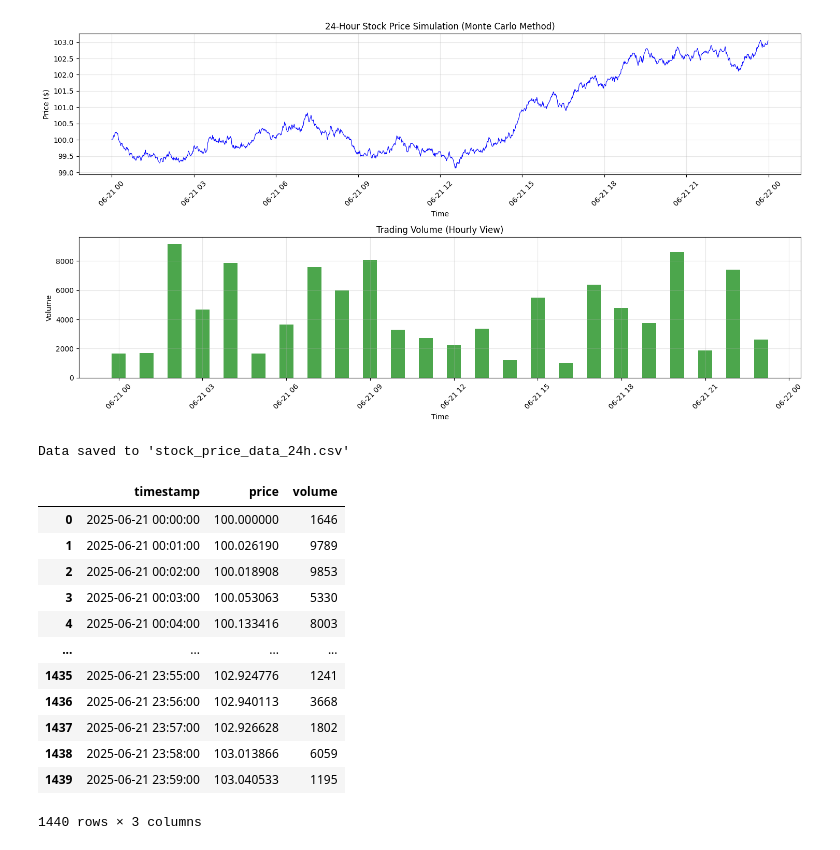
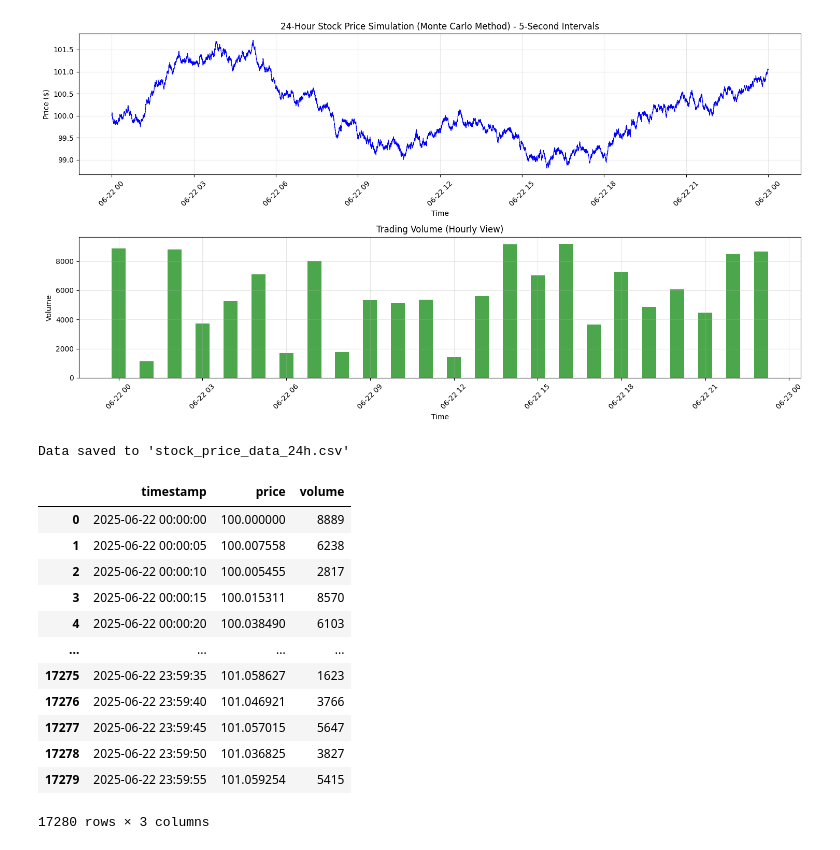
Before and after one commit to surgelove/trading_strategies_testbed, a Jupyter notebook: test1.ipynb, the cells around one changed output. Drawn from its saved outputs; the diff is of its cells as text; code cells hidden in the pictures.

Commit message:
5 seconds intervals, 2h window

```diff
--- a/test1.ipynb
+++ b/test1.ipynb
@@ -4,21 +4,21 @@ import pandas as pd
 import matplotlib.pyplot as plt
 from datetime import datetime, timedelta
 
-# Monte Carlo Stock Price Simulation for 24 hours (1440 minutes)
+# Monte Carlo Stock Price Simulation for 24 hours (17280 five-second intervals)
 def generate_stock_price_data():
     """
-    Generate 1-minute stock price data for 24 hours using Monte Carlo method
+    Generate 5-second stock price data for 24 hours using Monte Carlo method
     """
     # Parameters
     initial_price = 100.0  # Starting stock price
-    drift = 0.0001  # Daily drift (small for 1-minute intervals)
+    drift = 0.0001  # Daily drift (small for 5-second intervals)
     volatility = 0.02  # Daily volatility
-    time_step = 1 / (24 * 60)  # 1 minute in terms of days
-    num_steps = 24 * 60  # 1440 minutes in 24 hours
+    time_step = 1 / (24 * 60 * 12)  # 5 seconds in terms of days (12 five-second intervals per minute)
+    num_steps = 24 * 60 * 12  # 17280 five-second intervals in 24 hours
 
     # Generate time series
     start_time = datetime.now().replace(hour=0, minute=0, second=0, microsecond=0)
-    timestamps = [start_time + timedelta(minutes=i) for i in range(num_steps)]
+    timestamps = [start_time + timedelta(seconds=i*5) for i in range(num_steps)]
 
     # Monte Carlo simulation using Geometric Brownian Motion
     prices = [initial_price]
@@ -67,7 +67,7 @@ print(f"Percentage change: {((stock_df['price'].iloc[-1] / stock_df['price'].ilo
 plt.figure(figsize=(15, 8))
 plt.subplot(2, 1, 1)
 plt.plot(stock_df['timestamp'], stock_df['price'], linewidth=0.8, color='blue')
-plt.title('24-Hour Stock Price Simulation (Monte Carlo Method)')
+plt.title('24-Hour Stock Price Simulation (Monte Carlo Method) - 5-Second Intervals')
 plt.xlabel('Time')
 plt.ylabel('Price ($)')
 plt.grid(True, alpha=0.3)
@@ -75,7 +75,7 @@ plt.xticks(rotation=45)
 
 # Plot volume
 plt.subplot(2, 1, 2)
-plt.bar(stock_df['timestamp'][::60], stock_df['volume'][::60], width=timedelta(minutes=30), alpha=0.7, color='green')
+plt.bar(stock_df['timestamp'][::720], stock_df['volume'][::720], width=timedelta(minutes=30), alpha=0.7, color='green')
 plt.title('Trading Volume (Hourly View)')
 plt.xlabel('Time')
 plt.ylabel('Volume')
@@ -111,18 +111,18 @@ Percentage change: 3.04%
-[figure, old version]
+[figure, new version]
 Data saved to 'stock_price_data_24h.csv'
 |  | timestamp | price | volume |
-| 0 | 2025-06-21 00:00:00 | 100.000000 | 1646 |
-| 1 | 2025-06-21 00:01:00 | 100.026190 | 9789 |
-| 2 | 2025-06-21 00:02:00 | 100.018908 | 9853 |
-| 3 | 2025-06-21 00:03:00 | 100.053063 | 5330 |
-| 4 | 2025-06-21 00:04:00 | 100.133416 | 8003 |
+| 0 | 2025-06-22 00:00:00 | 100.000000 | 8889 |
+| 1 | 2025-06-22 00:00:05 | 100.007558 | 6238 |
+| 2 | 2025-06-22 00:00:10 | 100.005455 | 2817 |
+| 3 | 2025-06-22 00:00:15 | 100.015311 | 8570 |
+| 4 | 2025-06-22 00:00:20 | 100.038490 | 6103 |
 | ... | ... | ... | ... |
-| 1435 | 2025-06-21 23:55:00 | 102.924776 | 1241 |
-| 1436 | 2025-06-21 23:56:00 | 102.940113 | 3668 |
-| 1437 | 2025-06-21 23:57:00 | 102.926628 | 1802 |
-| 1438 | 2025-06-21 23:58:00 | 103.013866 | 6059 |
-| 1439 | 2025-06-21 23:59:00 | 103.040533 | 1195 |
+| 17275 | 2025-06-22 23:59:35 | 101.058627 | 1623 |
+| 17276 | 2025-06-22 23:59:40 | 101.046921 | 3766 |
+| 17277 | 2025-06-22 23:59:45 | 101.057015 | 5647 |
+| 17278 | 2025-06-22 23:59:50 | 101.036825 | 3827 |
+| 17279 | 2025-06-22 23:59:55 | 101.059254 | 5415 |
-1440 rows × 3 columns
+17280 rows × 3 columns
 # %%
 import time
 import matplotlib.pyplot as plt
```
Also changed, not shown: parts of 2 cells of this notebook, 1 other file.
